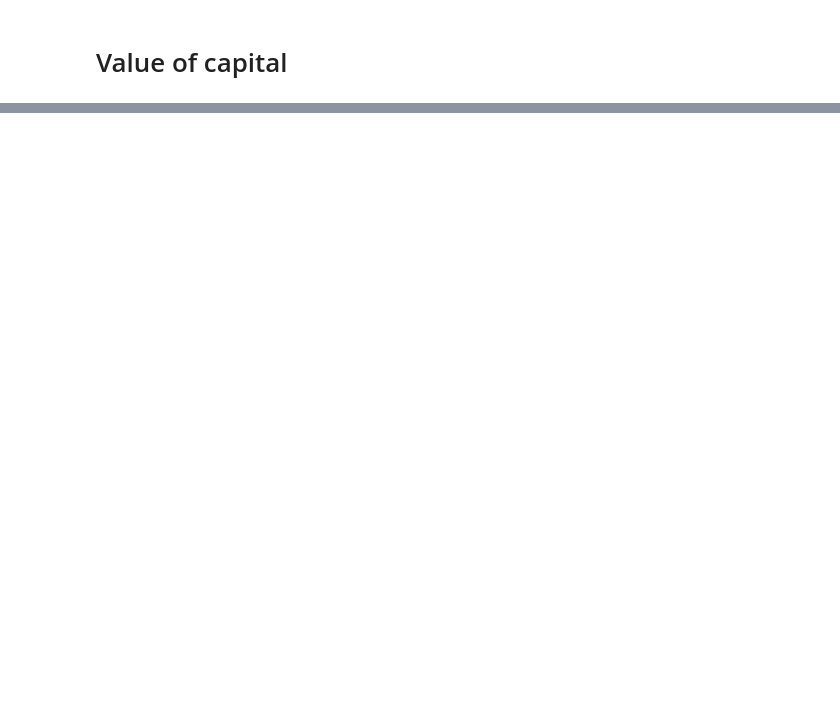
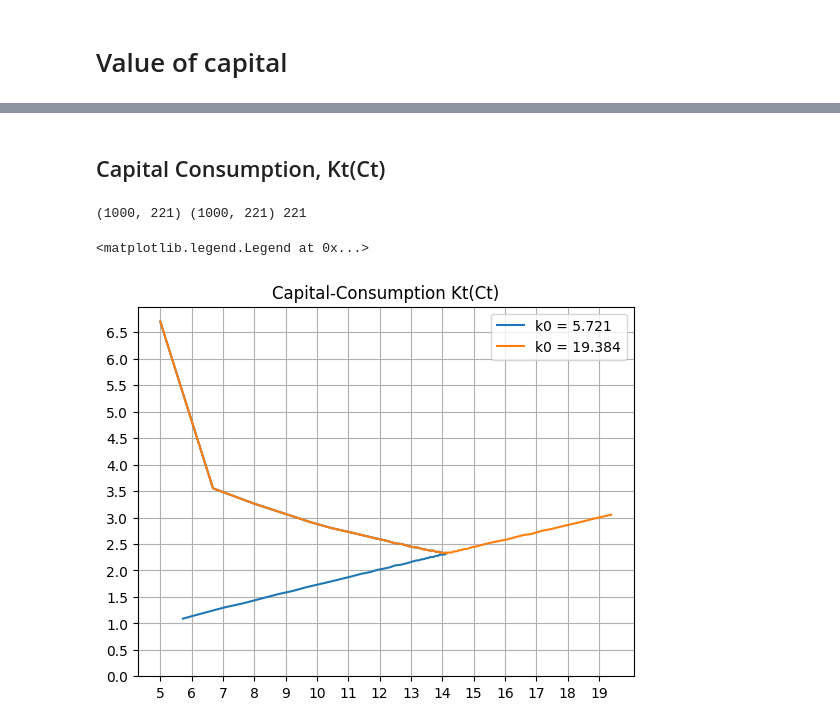
Before and after one commit to dominikstipic/macro, a Jupyter notebook: main.ipynb, the cells around one changed output, grey strips where cells are left out. Cells and saved outputs as stored; diff of their text form; code cells hidden in the pictures; blank space fills up the shorter version.

```diff
--- a/main.ipynb
+++ b/main.ipynb
@@ -175,0 +156,20 @@ TypeError: append() missing 1 required positional argument: 'values'
+# %% [markdown]
+## Capital Consumption, Kt(Ct)
+# %%
+print(capital_paths.shape, ct.shape, len(capital_paths[0,:]))
+N, T = capital_paths.shape
+plt.title("Capital-Consumption Kt(Ct)")
+
+sample = [0, -1]
+for i in sample:
+    k0 = round(capital_paths[i,:][0], 3)
+    _=plt.plot(capital_paths[i,:], ct[i, :], label=f"k0 = {k0}")
+
+_=plt.xticks(np.arange(np.min(capital_paths), np.max(capital_paths), step=1))
+_=plt.yticks(np.arange(0, np.max(ct), step=0.5))
+plt.grid()
+plt.legend()
+# %% [output]
+(1000, 221) (1000, 221) 221
+<matplotlib.legend.Legend at 0x...>
+[figure, added]
```
Also changed, not shown: parts of 13 cells of this notebook, 2 other files.
